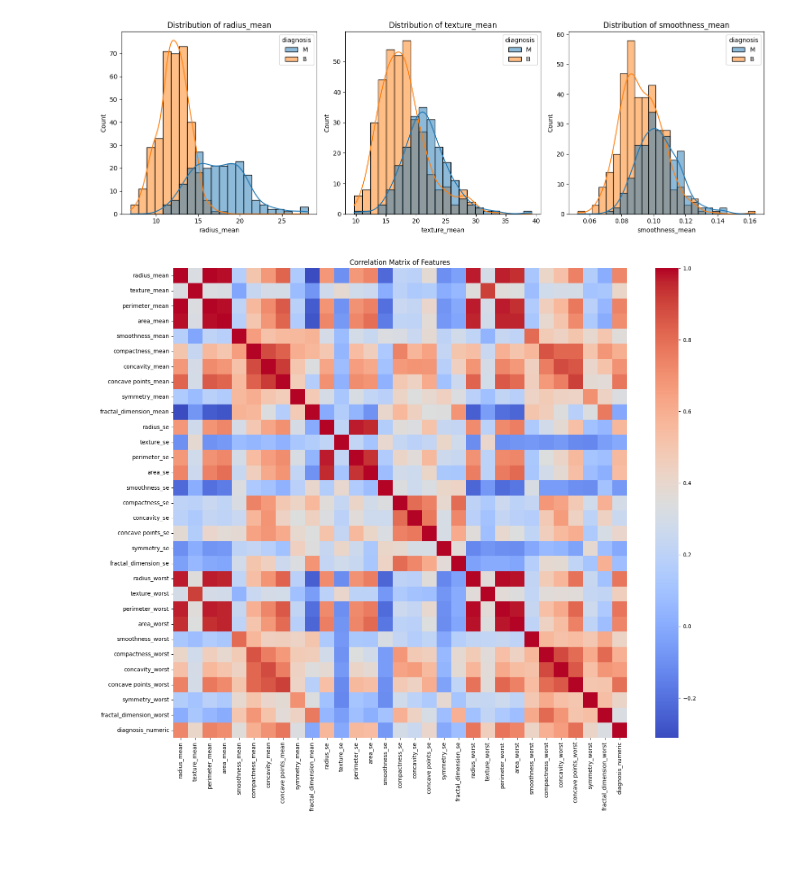
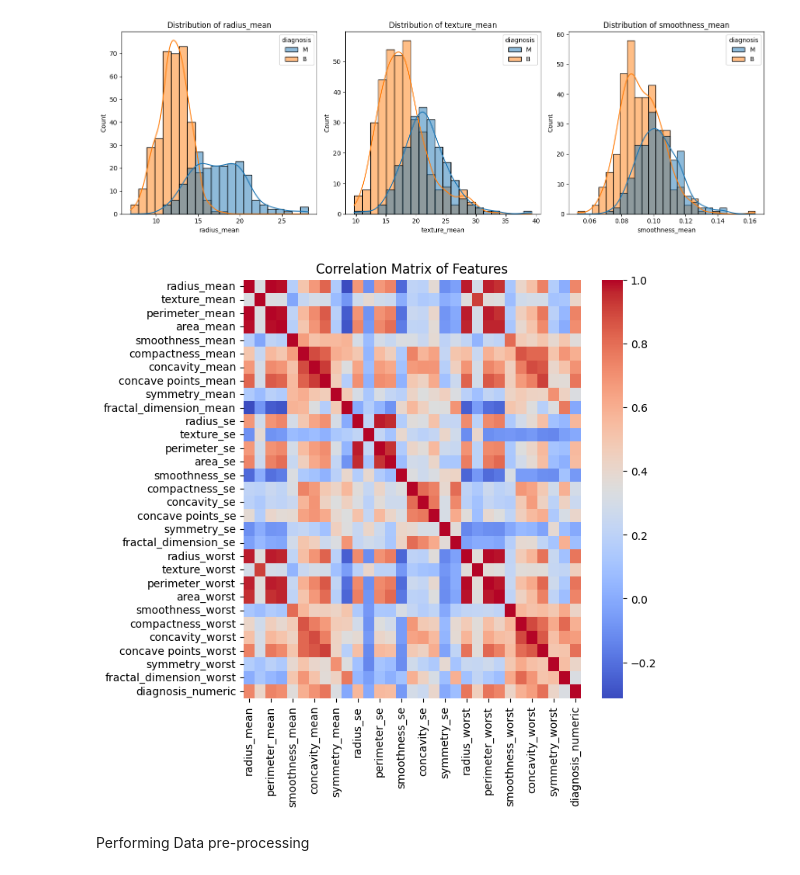
Before and after one commit to spacelord16/breast-cancer-detection-DM-project-, a Jupyter notebook: notebooks/initial_eda.ipynb, the cells around one changed output. Drawn from its saved outputs; the diff is of its cells as text; code cells hidden in the pictures; blank space fills up the shorter version.

Commit message:
Implemented Data pre-processing

```diff
--- a/notebooks/initial_eda.ipynb
+++ b/notebooks/initial_eda.ipynb
@@ -120,14 +122,16 @@ plt.show()
 # %%
 # Convert diagnosis to a numerical value for correlation (M=1, B=0)
 df['diagnosis_numeric'] = df['diagnosis'].apply(lambda x: 1 if x == 'M' else 0)
 
 # Calculate the correlation matrix
 # We drop id and the original diagnosis column
 corr_matrix = df.drop(['id', 'diagnosis'], axis=1).corr()
 
-plt.figure(figsize=(18, 15))
+plt.figure(figsize=(7, 7))
 sns.heatmap(corr_matrix, annot=False, cmap='coolwarm')
 plt.title('Correlation Matrix of Features')
 plt.show()
 # %% [output]
-[figure, old version]
+[figure, new version]
+# %% [markdown]
+Performing Data pre-processing
```
Also changed, not shown: parts of 7 cells of this notebook, 2 other files.
